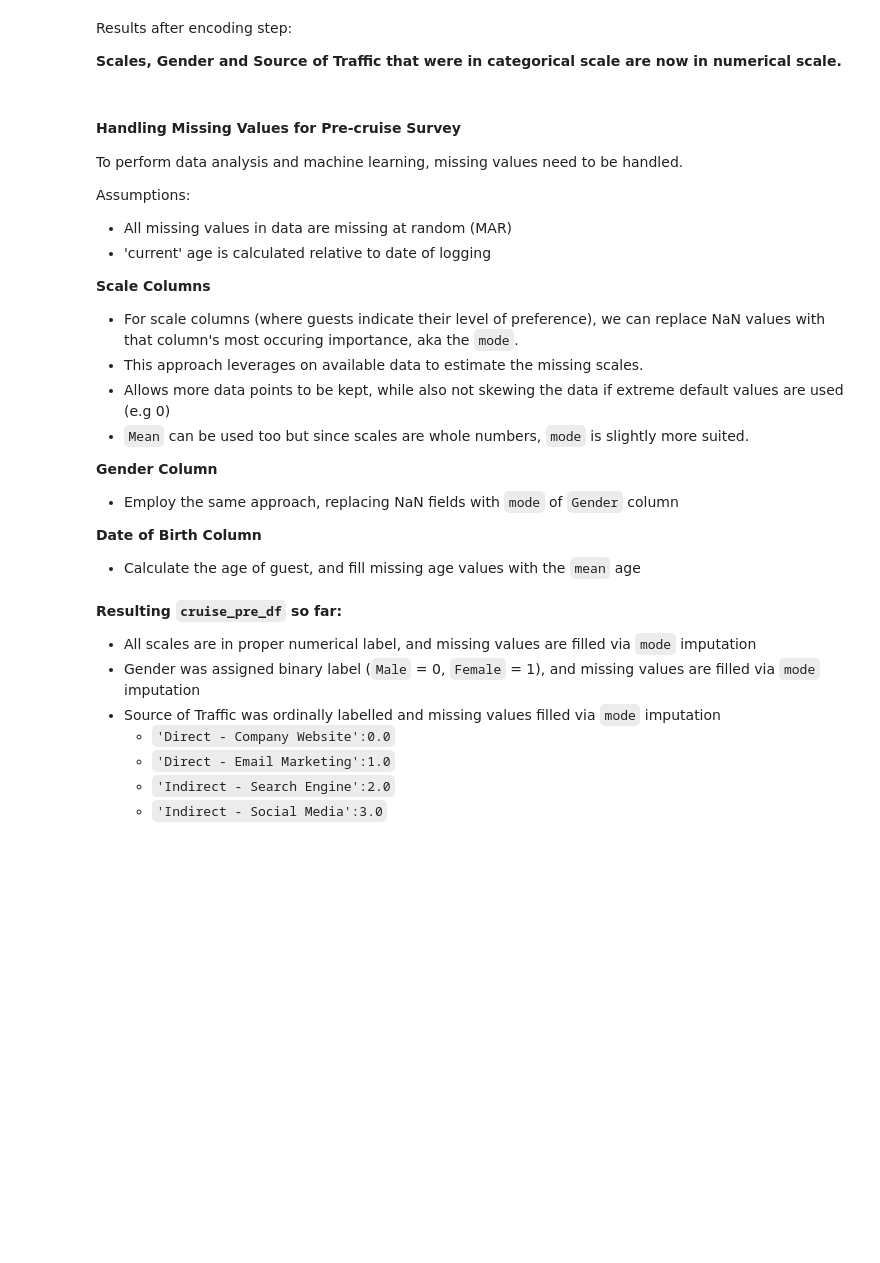
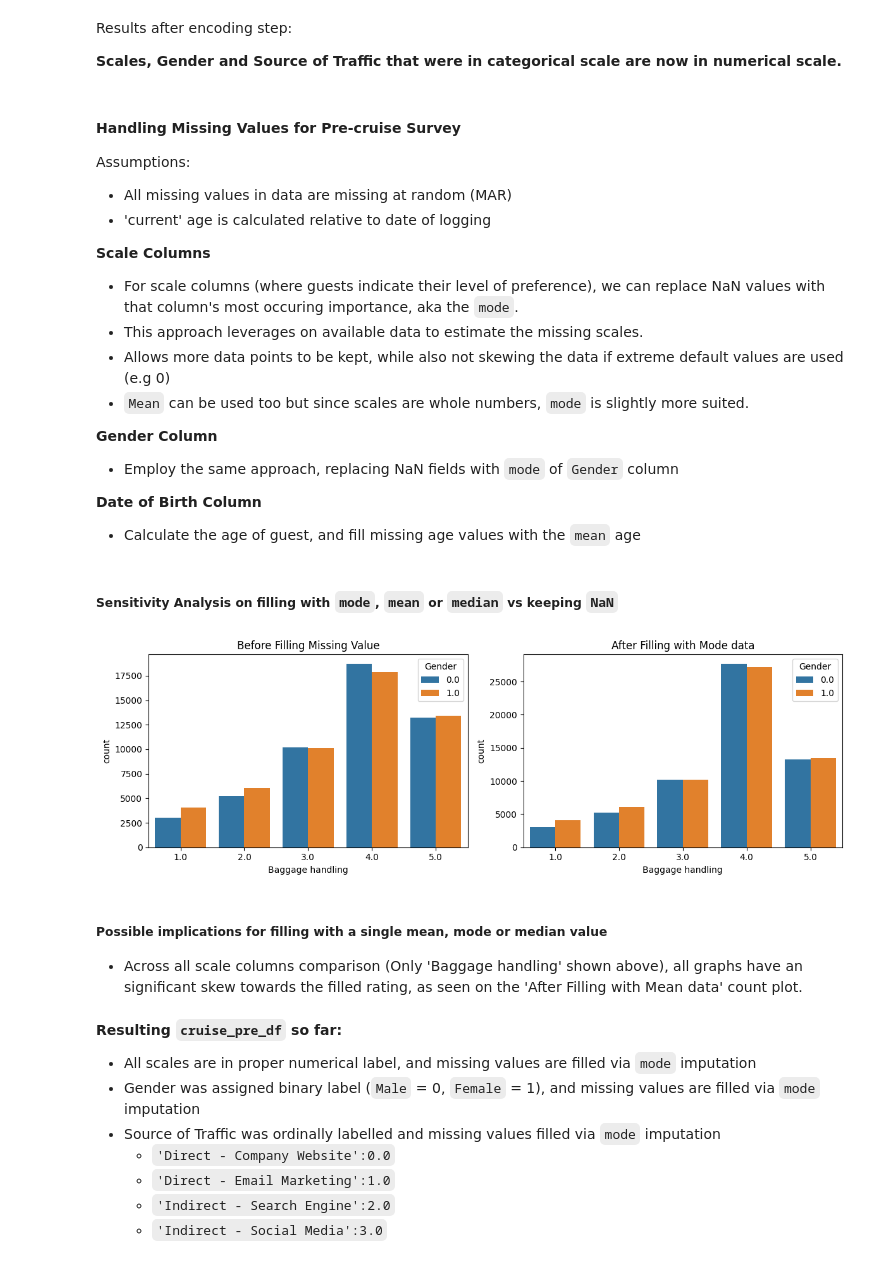
Before and after one commit to jaspereap/machine-learning-pipeline, a Jupyter notebook: eda.ipynb, the cells around one changed output. Drawn from its saved outputs; the diff is of its cells as text; code cells hidden in the pictures; blank space fills up the shorter version.

Commit message:
Sensitivity analysis on filling data

```diff
--- a/eda.ipynb
+++ b/eda.ipynb
@@ -202,7 +205,6 @@ Results after encoding step:
 **Scales, Gender and Source of Traffic that were in categorical scale are now in numerical scale.**
 # %% [markdown]
 #### Handling Missing Values for Pre-cruise Survey
-To perform data analysis and machine learning, missing values need to be handled.
 
 Assumptions:
 - All missing values in data are missing at random (MAR)
@@ -219,6 +221,42 @@ Assumptions:
 
 **Date of Birth Column**
 - Calculate the age of guest, and fill missing age values with the `mean` age
+# %% [markdown]
+##### Sensitivity Analysis on filling with `mode`, `mean` or `median` vs keeping `NaN`
+# %%
+import warnings
+warnings.filterwarnings("ignore")
+
+fig, axes = plt.subplots(1, 2, figsize=(12, 4))  # 1 row, 2 columns
+
+x_column = 'Baggage handling' # Change value here to view different column
+
+# Ease of Online booking count plot without filling NaN values
+plot1 = sns.countplot(data=cruise_pre_df,
+                    x=x_column,
+                    hue='Gender',
+                    ax=axes[0])
+plot1.set_title('Before Filling Missing Value')
+
+# Create a temporary dataframe copy to perform missing data fill
+adjusted_data = cruise_pre_df.copy()
+adjusted_data[x_column].fillna(cruise_pre_df[x_column].mean().round(), inplace=True)
+
+
+# Ease of Online booking count plot after filling with mode data
+plot2 = sns.countplot(data=adjusted_data,
+                    x=x_column,
+                    hue='Gender',
+                    ax=axes[1])
+plot2.set_title('After Filling with Mode data')
+
+plt.tight_layout()
+plt.show()
+# %% [output]
+[figure, added]
+# %% [markdown]
+##### Possible implications for filling with a single mean, mode or median value
+- Across all scale columns comparison (Only 'Baggage handling' shown above), all graphs have an significant skew towards the filled rating, as seen on the 'After Filling with Mean data' count plot.
 # %%
 # Define a list of column names that belongs to guest's scale rating
 scale_columns = ['Onboard Wifi Service',
```
Also changed, not shown: parts of 14 cells of this notebook.
